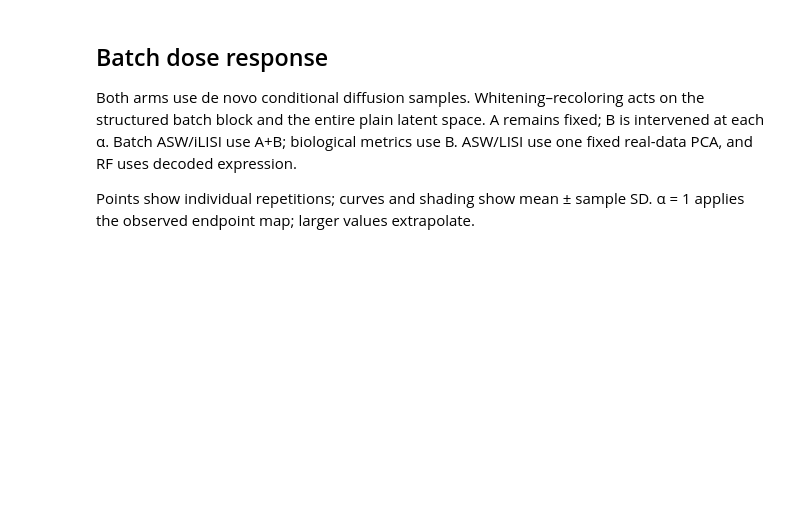
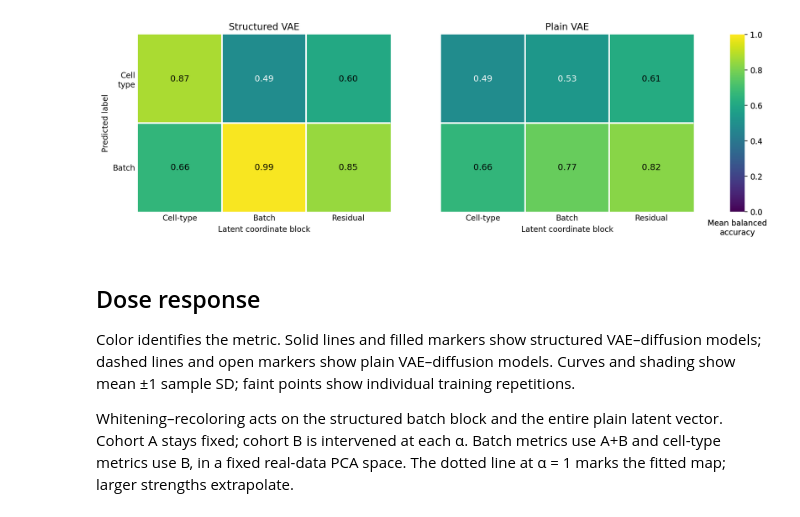
Before and after one commit to LangtianM/scDeepSim, a Jupyter notebook: experiments/notebooks/structured_batch_intervention.ipynb, the cells around one changed output. Cells and saved outputs as stored; diff of their text form; code cells hidden in the pictures; blank space fills up the shorter version.

```diff
--- a/experiments/notebooks/structured_batch_intervention.ipynb
+++ b/experiments/notebooks/structured_batch_intervention.ipynb
@@ -110,7 +200,52 @@ plt.show()
+# %%
+def draw_matched_heatmaps(fig):
+    grid = fig.add_gridspec(
+        1, 2, left=0.09, right=0.85,
+        bottom=0.15, top=0.85, wspace=0.2,
+    )
+    for col, (model, (label, _)) in enumerate(MODEL_STYLES.items()):
+        ax = fig.add_subplot(grid[0, col])
+        values = np.array([
+            [latent_stats.loc[(model, target, block), 'balanced_accuracy_mean']
+             for block in BLOCKS] for target in ['celltype', 'batch']
+        ])
+        mesh = ax.imshow(values, cmap=HEATMAP_CMAP, vmin=0, vmax=1, aspect='auto')
+        for (row, column), value in np.ndenumerate(values):
+            ax.text(column, row, f'{value:.2f}', ha='center', va='center',
+                    color='white' if value < 0.55 else 'black', fontsize=FONT_SIZE + 1)
+        ax.set(
+            title=label + ' VAE',
+            xlabel='Latent coordinate block',
+            ylabel='Predicted label' if col == 0 else '',
+            xticks=range(3),
+            xticklabels=BLOCK_NAMES,
+            yticks=range(2),
+            yticklabels=['Cell\ntype', 'Batch'] if col == 0 else ['', ''],
+)
+        ax.set_xticks(np.arange(0.5, 2.5), minor=True)
+        ax.set_yticks([0.5], minor=True)
+        ax.grid(which='minor', color='white', linewidth=2)
+        ax.tick_params(which='both', length=0)
+        ax.spines[:].set_visible(False)
+        cbar = fig.colorbar(
+            mesh,
+            cax=fig.add_axes([0.9, 0.15, 0.02, 0.70]),
+            orientation='vertical',
+            ticks=np.linspace(0, 1, 6),
+        )
+        cbar.ax.set_xlabel('Mean balanced\naccuracy', labelpad=10)
+        cbar.outline.set_visible(False)
+
+
+heatmap_fig = plt.figure(figsize=PREDICTABILITY_SIZE)
+draw_matched_heatmaps(heatmap_fig)
+plt.show()
+# %% [output]
+[figure, added]
 # %% [markdown]
-## Batch dose response
+## Dose response
 
-Both arms use de novo conditional diffusion samples. Whitening–recoloring acts on the structured batch block and the entire plain latent space. A remains fixed; B is intervened at each α. Batch ASW/iLISI use A+B; biological metrics use B. ASW/LISI use one fixed real-data PCA, and RF uses decoded expression.
+Color identifies the metric. Solid lines and filled markers show structured VAE–diffusion models; dashed lines and open markers show plain VAE–diffusion models. Curves and shading show mean ±1 sample SD; faint points show individual training repetitions.
 
-Points show individual repetitions; curves and shading show mean ± sample SD. α = 1 applies the observed endpoint map; larger values extrapolate.
+Whitening–recoloring acts on the structured batch block and the entire plain latent vector. Cohort A stays fixed; cohort B is intervened at each α. Batch metrics use A+B and cell-type metrics use B, in a fixed real-data PCA space. The dotted line at α = 1 marks the fitted map; larger strengths extrapolate.
 # %%
```
Also changed, not shown: parts of 25 cells of this notebook, 5 other files.
